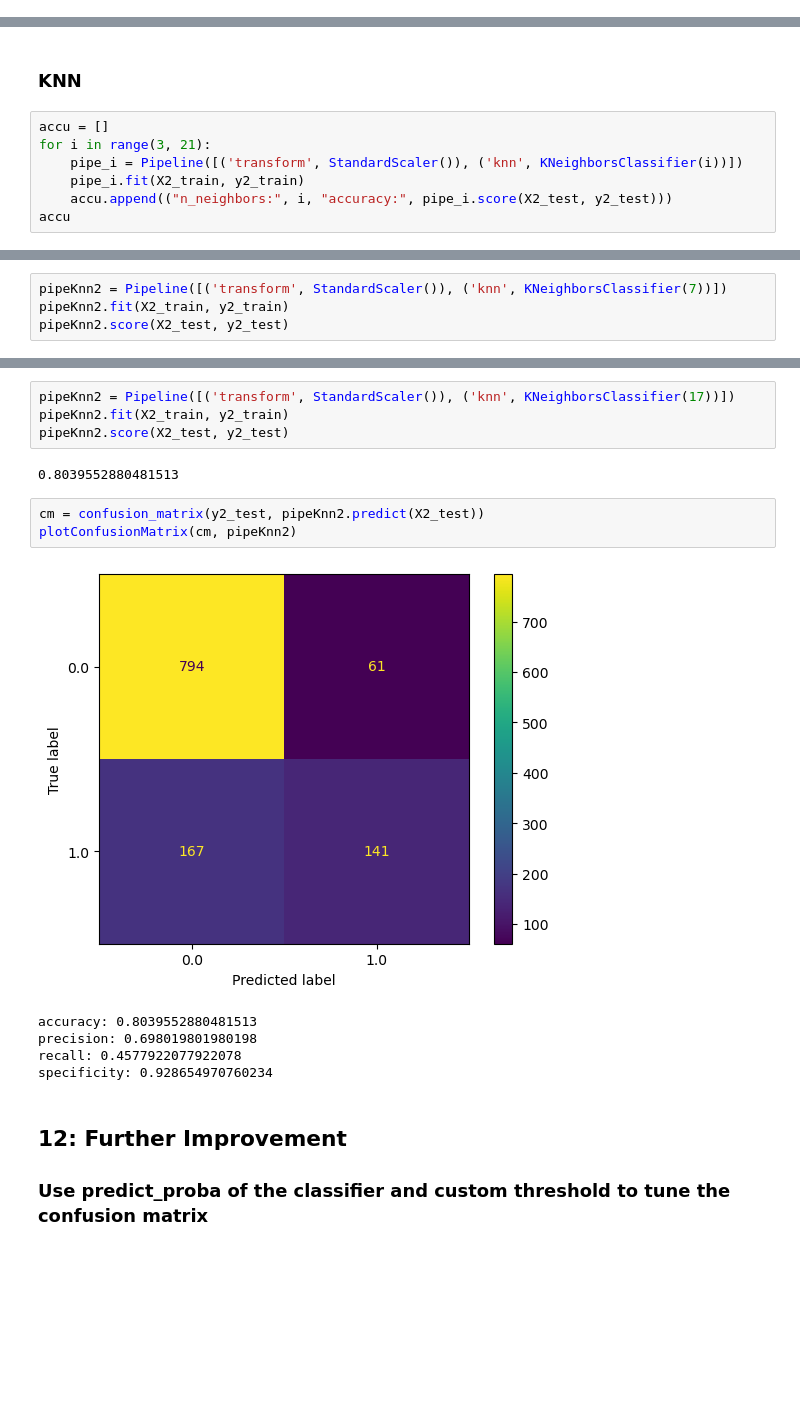
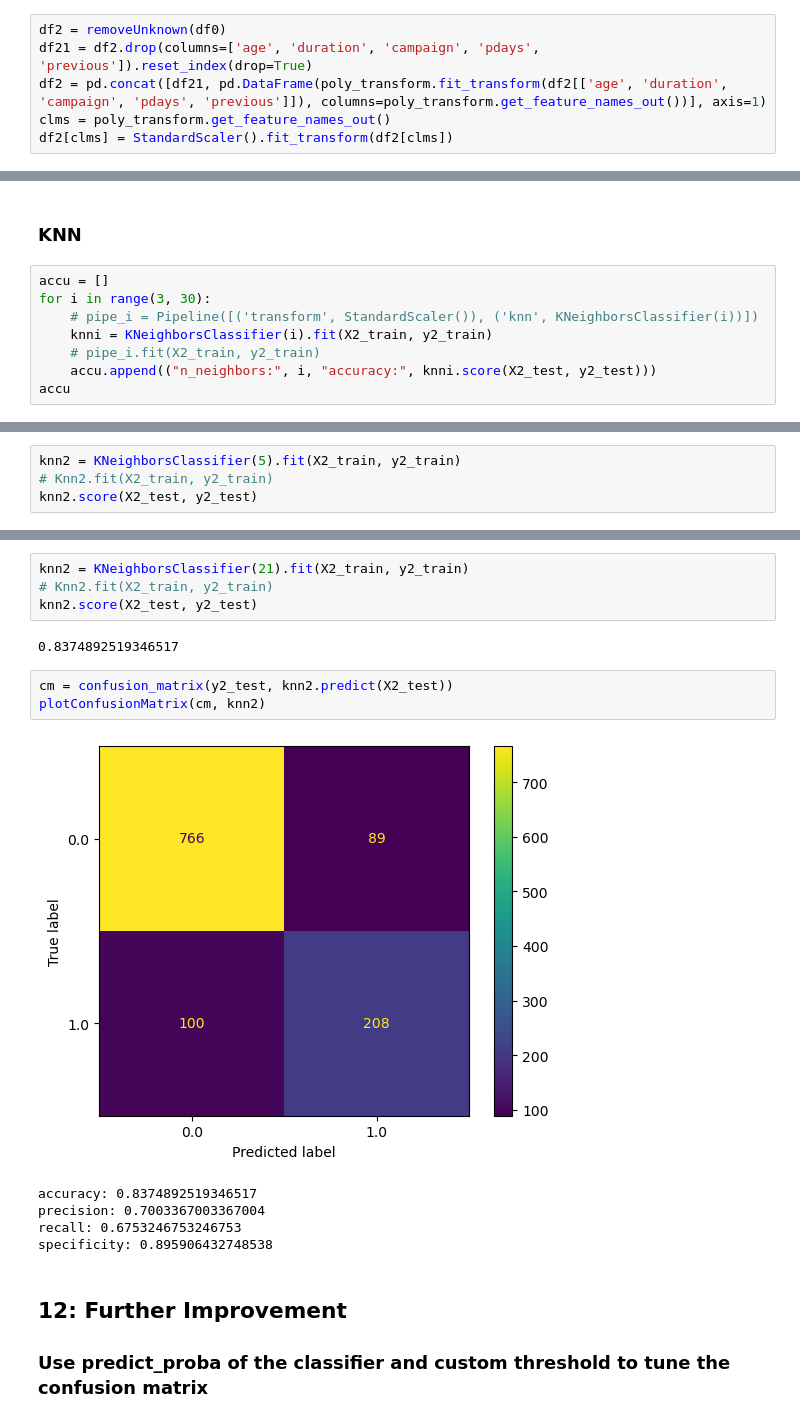
Before and after one commit to sgirem463/ML-AI-Comparing-Classifiers, a Jupyter notebook: prompt_III.ipynb, the cells around one changed output, grey strips where cells are left out. Saved outputs shown, nothing was run; the diff lists cells and outputs as text; blank space fills up the shorter version.

```diff
--- a/prompt_III.ipynb
+++ b/prompt_III.ipynb
@@ -945 +939,7 @@ pd.DataFrame(data, index = index_labels)
+# %%
+df2 = removeUnknown(df0)
+df21 = df2.drop(columns=['age', 'duration', 'campaign', 'pdays', 'previous']).reset_index(drop=True)
+df2 = pd.concat([df21, pd.DataFrame(poly_transform.fit_transform(df2[['age', 'duration', 'campaign', 'pdays', 'previous']]), columns=poly_transform.get_feature_names_out())], axis=1)
+clms = poly_transform.get_feature_names_out()
+df2[clms] = StandardScaler().fit_transform(df2[clms])
 # %%
@@ -1118,9 +1100,10 @@ specificity: 0.8888888888888888
 ### KNN
 # %%
 accu = []
-for i in range(3, 21):
-    pipe_i = Pipeline([('transform', StandardScaler()), ('knn', KNeighborsClassifier(i))])
-    pipe_i.fit(X2_train, y2_train)
-    accu.append(("n_neighbors:", i, "accuracy:", pipe_i.score(X2_test, y2_test)))
+for i in range(3, 30):
+    # pipe_i = Pipeline([('transform', StandardScaler()), ('knn', KNeighborsClassifier(i))])
+    knni = KNeighborsClassifier(i).fit(X2_train, y2_train)
+    # pipe_i.fit(X2_train, y2_train)
+    accu.append(("n_neighbors:", i, "accuracy:", knni.score(X2_test, y2_test)))
 accu
 # %% [output]
@@ -1145,5 +1127,5 @@ accu
 # %%
-pipeKnn2 = Pipeline([('transform', StandardScaler()), ('knn', KNeighborsClassifier(7))])
-pipeKnn2.fit(X2_train, y2_train)
-pipeKnn2.score(X2_test, y2_test)
+knn2 = KNeighborsClassifier(5).fit(X2_train, y2_train)
+# Knn2.fit(X2_train, y2_train)
+knn2.score(X2_test, y2_test)
 # %% [output]
@@ -1160,18 +1142,18 @@ specificity: 0.9064327485380117
 # %%
-pipeKnn2 = Pipeline([('transform', StandardScaler()), ('knn', KNeighborsClassifier(17))])
-pipeKnn2.fit(X2_train, y2_train)
-pipeKnn2.score(X2_test, y2_test)
+knn2 = KNeighborsClassifier(21).fit(X2_train, y2_train)
+# Knn2.fit(X2_train, y2_train)
+knn2.score(X2_test, y2_test)
 # %% [output]
-0.8039552880481513
+0.8374892519346517
 # %%
-cm = confusion_matrix(y2_test, pipeKnn2.predict(X2_test))
-plotConfusionMatrix(cm, pipeKnn2)
+cm = confusion_matrix(y2_test, knn2.predict(X2_test))
+plotConfusionMatrix(cm, knn2)
 # %% [output]
-[figure, old version]
+[figure, new version]
-accuracy: 0.8039552880481513
-precision: 0.698019801980198
-recall: 0.4577922077922078
-specificity: 0.928654970760234
+accuracy: 0.8374892519346517
+precision: 0.7003367003367004
+recall: 0.6753246753246753
+specificity: 0.895906432748538
 # %% [markdown]
 ## 12: Further Improvement
 ### Use predict_proba of the classifier and custom threshold to tune the confusion matrix
```
Also changed, not shown: parts of 77 cells of this notebook.
